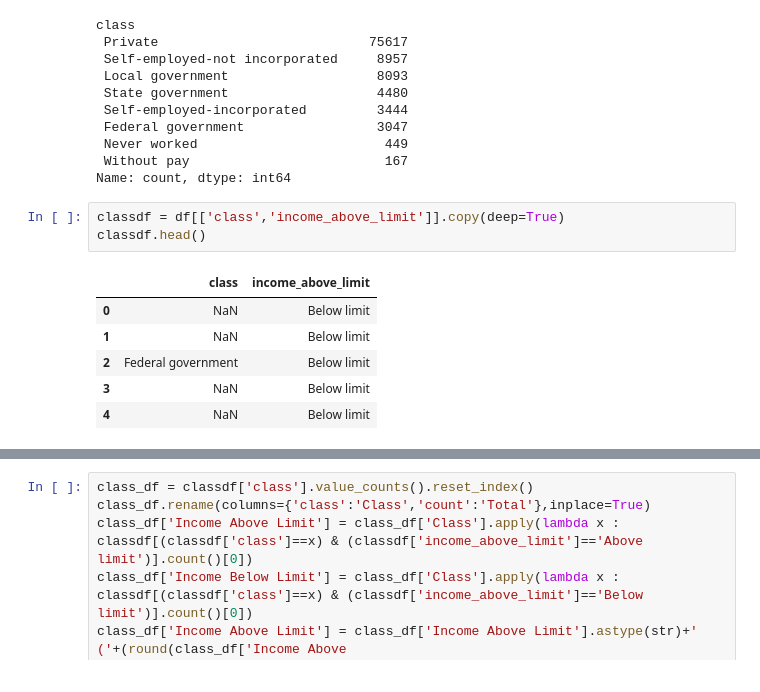
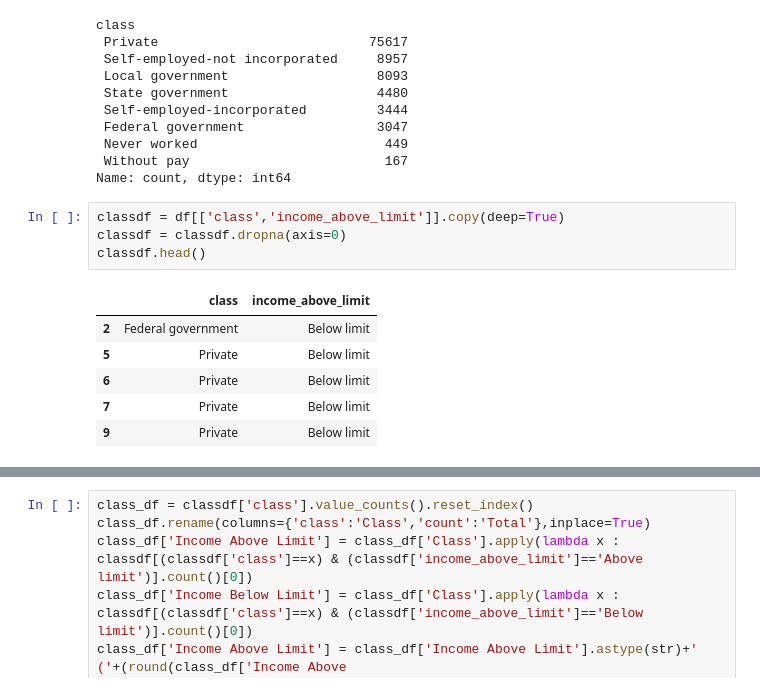
Before and after one commit to jatin-thakur-20/IIP-Project_2, a Jupyter notebook: iip_project_start.ipynb, the cells around one changed output, grey strips where cells are left out. Saved outputs shown, nothing was run; the diff lists cells and outputs as text.

```diff
--- a/iip_project_start.ipynb
+++ b/iip_project_start.ipynb
@@ -475,11 +424,12 @@ class
 Name: count, dtype: int64
 # %%
 classdf = df[['class','income_above_limit']].copy(deep=True)
+classdf = classdf.dropna(axis=0)
 classdf.head()
 # %% [output]
 |  | class | income_above_limit |
-| 0 | NaN | Below limit |
-| 1 | NaN | Below limit |
 | 2 | Federal government | Below limit |
-| 3 | NaN | Below limit |
-| 4 | NaN | Below limit |
+| 5 | Private | Below limit |
+| 6 | Private | Below limit |
+| 7 | Private | Below limit |
+| 9 | Private | Below limit |
```
Also changed, not shown: parts of 97 cells of this notebook, 2 other files.
